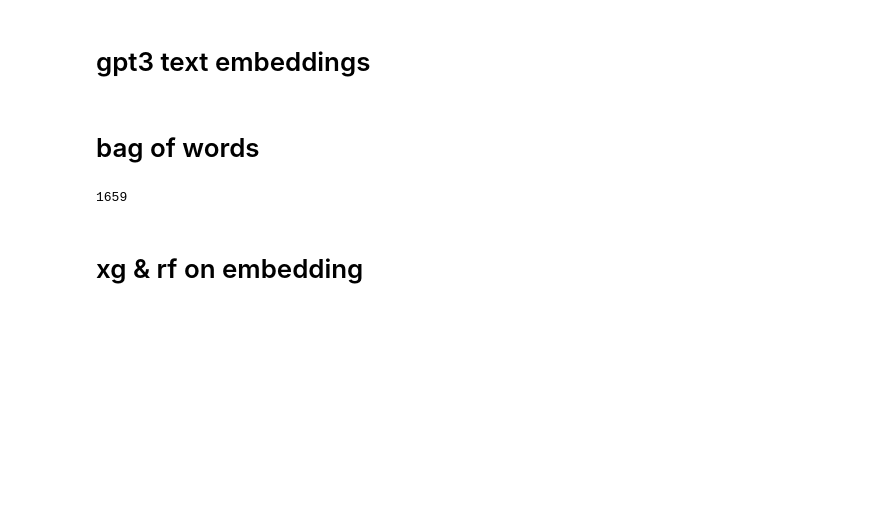
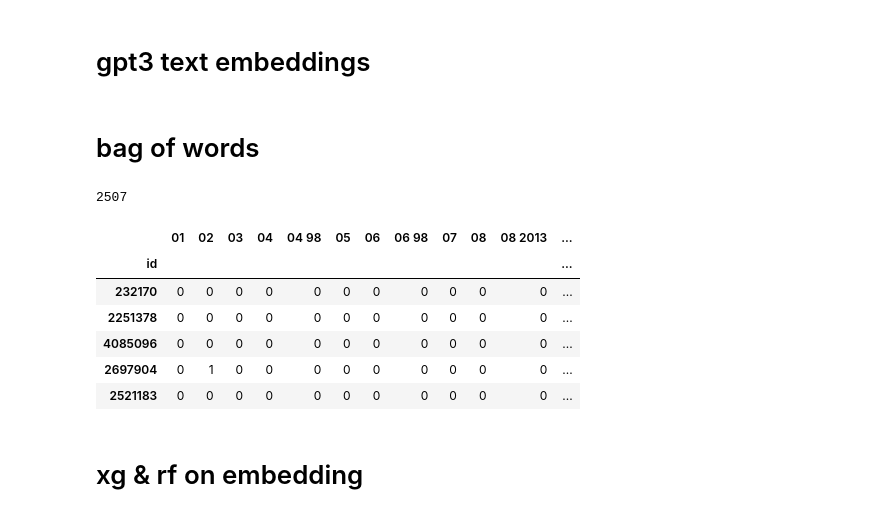
Before and after one commit to tillwenke/museum_item_classification, a Jupyter notebook: pred_nlp.ipynb, the cells around one changed output. Cells and saved outputs as stored; diff of their text form; code cells hidden in the pictures; blank space fills up the shorter version.

```diff
--- a/pred_nlp.ipynb
+++ b/pred_nlp.ipynb
@@ -110,10 +110,8 @@ test_emb.to_csv('data/test_curie.csv', index=True)
 # %% [markdown]
 # bag of words
 # %%
-from sklearn.feature_extraction.text import CountVectorizer
-
-CountVec = CountVectorizer(ngram_range=(1,1),stop_words='english')
-#transfo # to use bigrams ngram_range=(2,2)rm
+CountVec = CountVectorizer(ngram_range=(1,2),stop_words='english')
+# to use bigrams ngram_range=(2,2)
 Count_data = CountVec.fit_transform(text.text_features)
 
 #create dataframe
@@ -128,11 +126,23 @@ cv_dataframe = cv_dataframe.drop(few, axis=1)
 # %%
 len(cv_dataframe.columns)
 # %% [output]
-1659
+2507
 # %%
 cv_dataframe['source'] = text['source']
 cv_dataframe['type'] = text['type']
+cv_dataframe['source'] = text['source']
+cv_dataframe['type'] = text['type']
 cv_dataframe.index = text.index
+# %%
+cv_dataframe.head()
+# %% [output]
+|  | 01 | 02 | 03 | 04 | 04 98 | 05 | 06 | 06 98 | 07 | 08 | 08 2013 | ... |
+| id |  |  |  |  |  |  |  |  |  |  |  | ... |
+| 232170 | 0 | 0 | 0 | 0 | 0 | 0 | 0 | 0 | 0 | 0 | 0 | ... |
+| 2251378 | 0 | 0 | 0 | 0 | 0 | 0 | 0 | 0 | 0 | 0 | 0 | ... |
+| 4085096 | 0 | 0 | 0 | 0 | 0 | 0 | 0 | 0 | 0 | 0 | 0 | ... |
+| 2697904 | 0 | 1 | 0 | 0 | 0 | 0 | 0 | 0 | 0 | 0 | 0 | ... |
+| 2521183 | 0 | 0 | 0 | 0 | 0 | 0 | 0 | 0 | 0 | 0 | 0 | ... |
 # %%
 cv_dataframe.to_csv('data/text_embeddings/bow_freq_over_20.csv')
 # %% [markdown]
```
Also changed, not shown: parts of 1 cell of this notebook, 7 other files.
